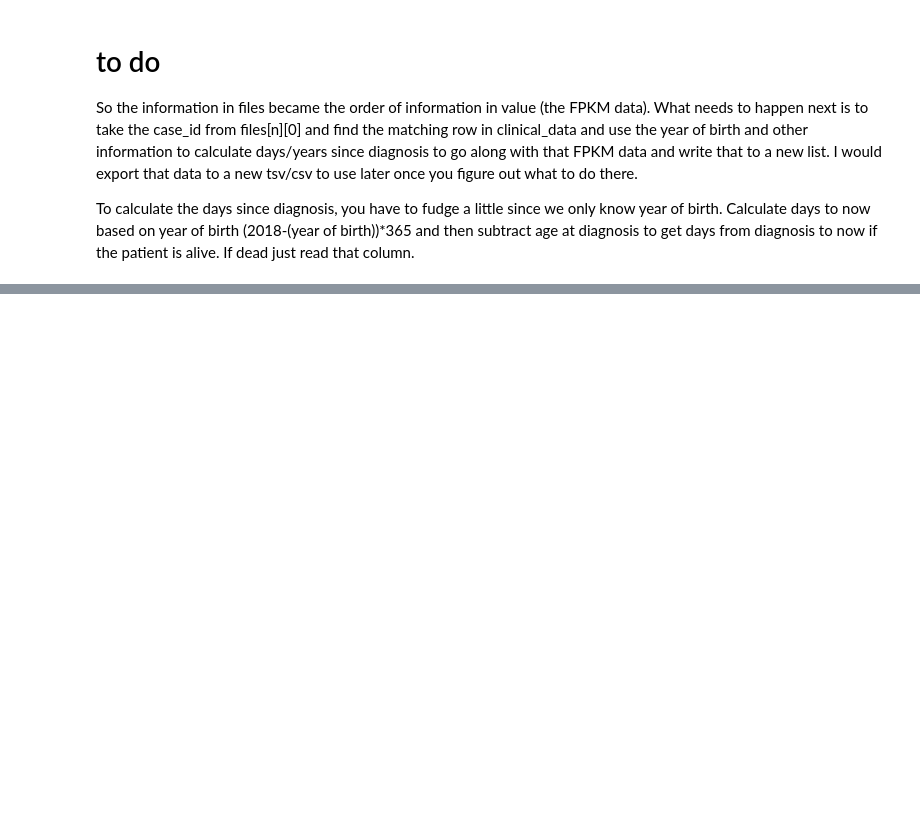
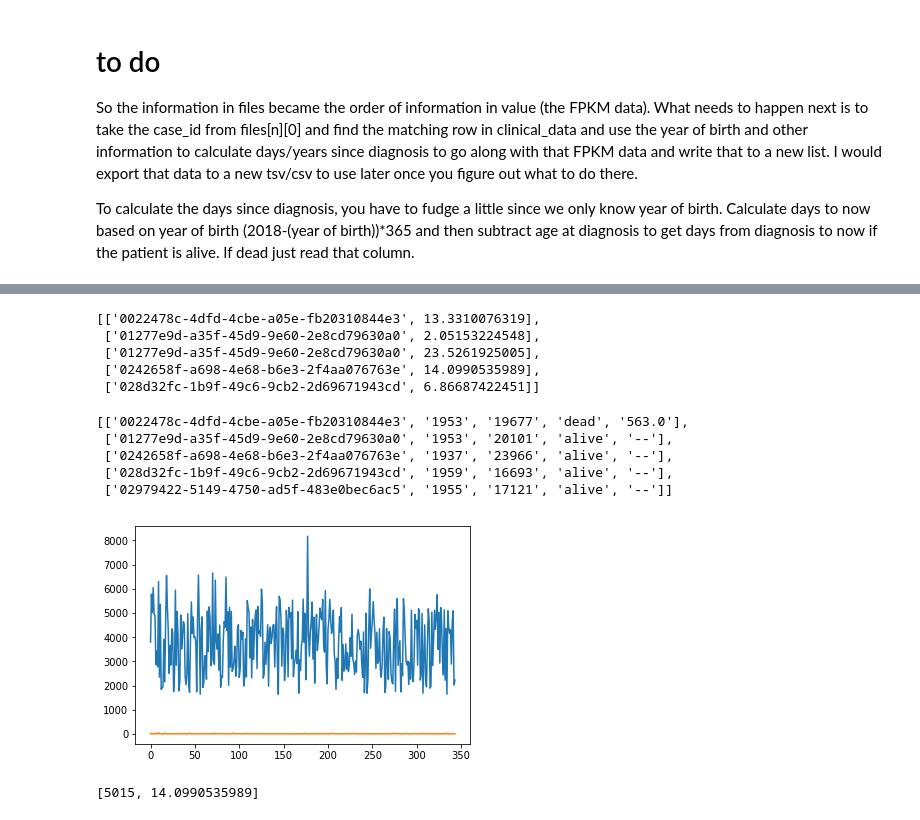
Before and after one commit to ldi00a/capstone18, a Jupyter notebook: Kidney analysis.ipynb, the cells around one changed output, grey strips where cells are left out. Drawn from its saved outputs; the diff is of its cells as text; code cells hidden in the pictures; blank space fills up the shorter version.

Commit message:
Add files via upload
Added code to be able to produce the scatter plots for alive and dead

```diff
--- a/Kidney analysis.ipynb
+++ b/Kidney analysis.ipynb
@@ -106,14 +108,14 @@ pprint(files[0:3])
   '6073b31e-7ce7-423e-a9b2-a85e3e9bc62e.FPKM.txt.gz']]
 # %%
 #grab FPKM data from files
-value=[0]*len(files)
+FPKM_data=[['0',0.0]]*len(files)
 
 for n in range(len(files)):
     with gzip.open('../kidney FPKM data/'+files[n][1]+'/'+files[n][2], 'rb') as f:
         for line in f:
             if bool('ENSG00000197405' in str(line)):
                 string=str(line)
-                value[n]=float(test[test.find('\\t')+2:test.find('\\n')])
+                FPKM_data[n]=[files[n][0],float(string[string.find('\\t')+2:string.find('\\n')])]
 
-print(value[0:3])
+print(FPKM_data[0:3])
 # %% [output]
@@ -151,0 +180,4 @@ for n in len(files):
+# %%
+birth=date(int(clinical_data[0][1]), 6, 1)
+difference=date.today()-birth
+print(difference.days)
@@ -151,0 +188,31 @@ for n in len(files):
+# %%
+#duplicate scatter plot so x axis is FPKM and y axis is life after diagnosis
+
+#sort clinical_data
+clinical_data.sort()
+#sort FPKM data
+FPKM_data.sort()
+
+plot_data_alive = []
+plot_data_dead = []
+
+for n in range(len(clinical_data)):
+    if clinical_data[n][1]=='--':
+        # date not available in clinical data
+        print('missing')
+    else:
+        for m in range(len(FPKM_data)):
+            if clinical_data[n][0]==FPKM_data[m][0]:
+                if 'alive' in clinical_data[n][3]:
+                    #calculate alive time since diagnosis
+                    # set birthdate to June 1 of year of birth (at most 6 months off)
+                    birth=date(int(clinical_data[n][1]),6,1)
+                    days_alive=date.today()-birth
+                    plot_data_alive.append([days_alive.days-int(clinical_data[n][2]),FPKM_data[n][1]])
+                    print('alive')
+                    break
+                if 'dead' in clinical_data[n][3]:
+                    #use days_to_death value
+                    plot_data_dead.append([float(clinical_data[n][4]),FPKM_data[n][1]])
+                    print('dead')
+                    break
@@ -151,0 +238,16 @@ for n in len(files):
+# %%
+FPKM_data[0:5]
+# %% [output]
+[['0022478c-4dfd-4cbe-a05e-fb20310844e3', 13.3310076319],
+ ['01277e9d-a35f-45d9-9e60-2e8cd79630a0', 2.05153224548],
+ ['01277e9d-a35f-45d9-9e60-2e8cd79630a0', 23.5261925005],
+ ['0242658f-a698-4e68-b6e3-2f4aa076763e', 14.0990535989],
+ ['028d32fc-1b9f-49c6-9cb2-2d69671943cd', 6.86687422451]]
+# %%
+clinical_data[0:5]
+# %% [output]
+[['0022478c-4dfd-4cbe-a05e-fb20310844e3', '1953', '19677', 'dead', '563.0'],
+ ['01277e9d-a35f-45d9-9e60-2e8cd79630a0', '1953', '20101', 'alive', '--'],
+ ['0242658f-a698-4e68-b6e3-2f4aa076763e', '1937', '23966', 'alive', '--'],
+ ['028d32fc-1b9f-49c6-9cb2-2d69671943cd', '1959', '16693', 'alive', '--'],
+ ['02979422-5149-4750-ad5f-483e0bec6ac5', '1955', '17121', 'alive', '--']]
@@ -151,0 +256,9 @@ for n in len(files):
+# %%
+plt.plot(plot_data_alive)
+plt.show()
+# %% [output]
+[figure, added]
+# %%
+plot_data_alive[2]
+# %% [output]
+[5015, 14.0990535989]
```
Also changed, not shown: parts of 15 cells of this notebook.
